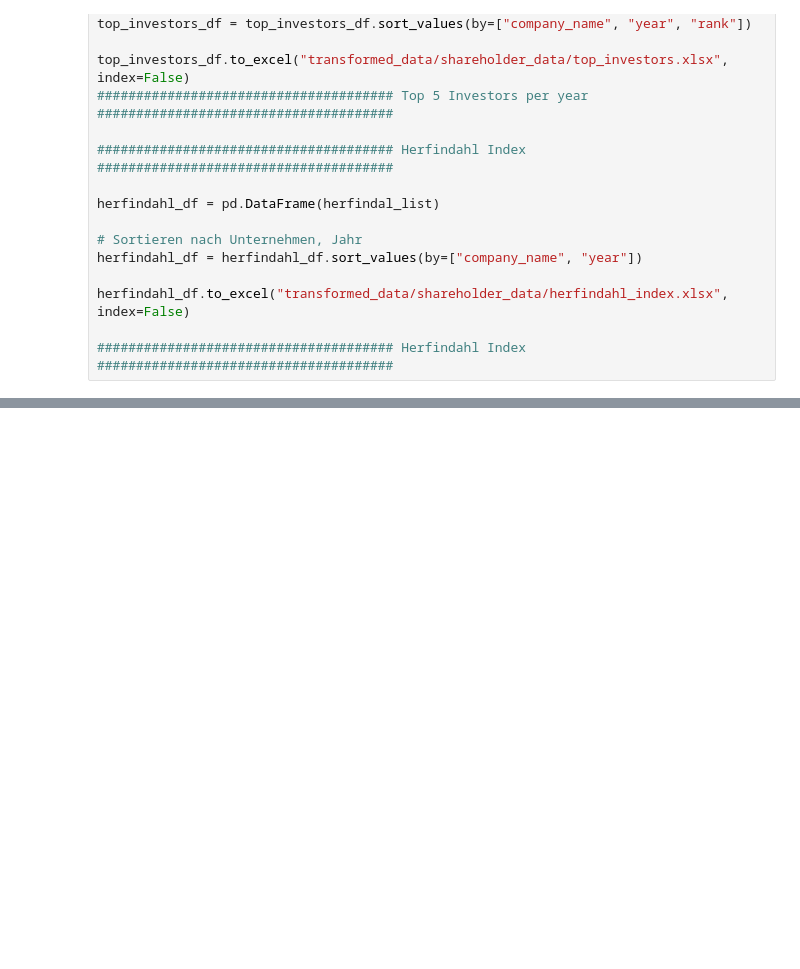
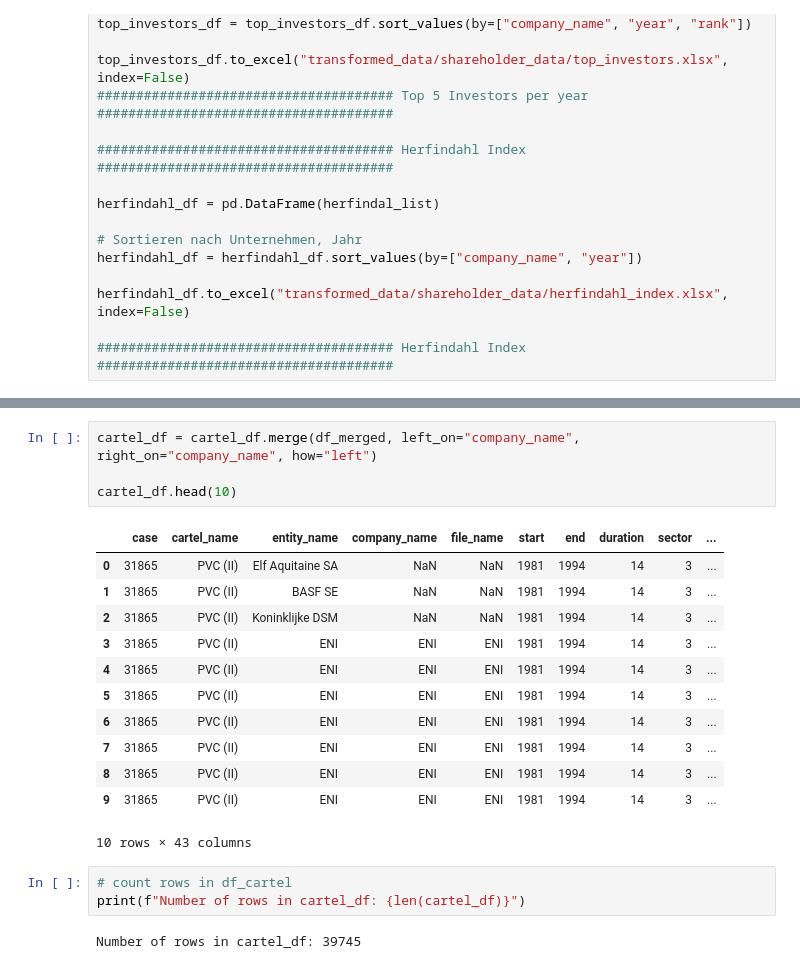
Before and after one commit to DeChrigi/BA_Thesis, a Jupyter notebook: shareholder_network.ipynb, the cells around one changed output, grey strips where cells are left out. Saved outputs shown, nothing was run; the diff lists cells and outputs as text; blank space fills up the shorter version.

```diff
--- a/shareholder_network.ipynb
+++ b/shareholder_network.ipynb
@@ -306,0 +346,22 @@ herfindahl_df.to_excel("transformed_data/shareholder_data/herfindahl_index.xlsx"
+# %%
+cartel_df = cartel_df.merge(df_merged, left_on="company_name", right_on="company_name", how="left")
+
+cartel_df.head(10)
+# %% [output]
+|  | case | cartel_name | entity_name | company_name | file_name | start | end | duration | sector | ... |
+| 0 | 31865 | PVC (II) | Elf Aquitaine SA | NaN | NaN | 1981 | 1994 | 14 | 3 | ... |
+| 1 | 31865 | PVC (II) | BASF SE | NaN | NaN | 1981 | 1994 | 14 | 3 | ... |
+| 2 | 31865 | PVC (II) | Koninklijke DSM | NaN | NaN | 1981 | 1994 | 14 | 3 | ... |
+| 3 | 31865 | PVC (II) | ENI | ENI | ENI | 1981 | 1994 | 14 | 3 | ... |
+| 4 | 31865 | PVC (II) | ENI | ENI | ENI | 1981 | 1994 | 14 | 3 | ... |
+| 5 | 31865 | PVC (II) | ENI | ENI | ENI | 1981 | 1994 | 14 | 3 | ... |
+| 6 | 31865 | PVC (II) | ENI | ENI | ENI | 1981 | 1994 | 14 | 3 | ... |
+| 7 | 31865 | PVC (II) | ENI | ENI | ENI | 1981 | 1994 | 14 | 3 | ... |
+| 8 | 31865 | PVC (II) | ENI | ENI | ENI | 1981 | 1994 | 14 | 3 | ... |
+| 9 | 31865 | PVC (II) | ENI | ENI | ENI | 1981 | 1994 | 14 | 3 | ... |
+10 rows × 43 columns
+# %%
+# count rows in df_cartel
+print(f"Number of rows in cartel_df: {len(cartel_df)}")
+# %% [output]
+Number of rows in cartel_df: 39745
```
Also changed, not shown: parts of 5 cells of this notebook, 6 other files.
